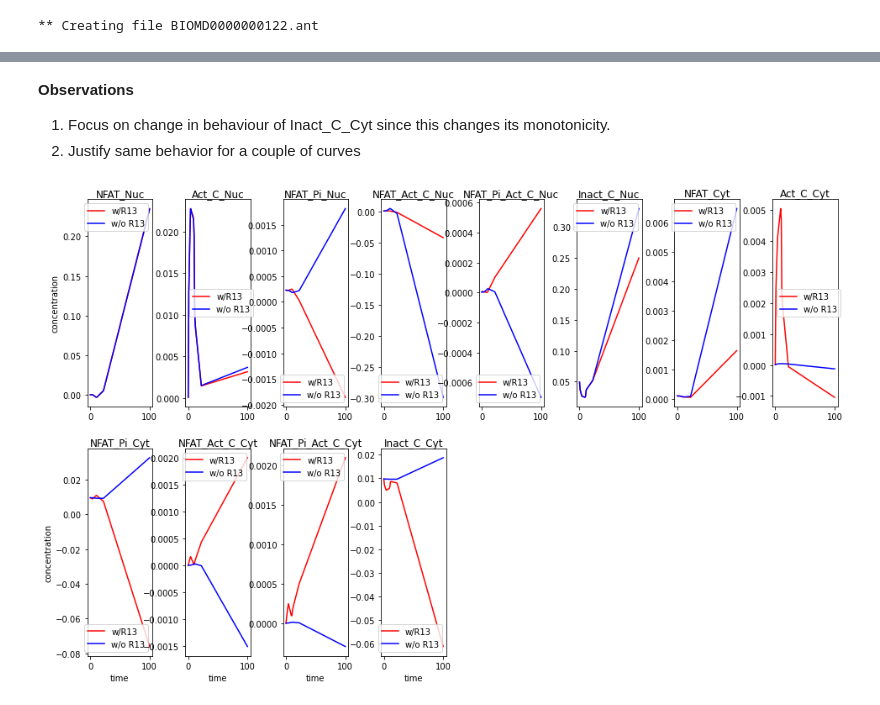
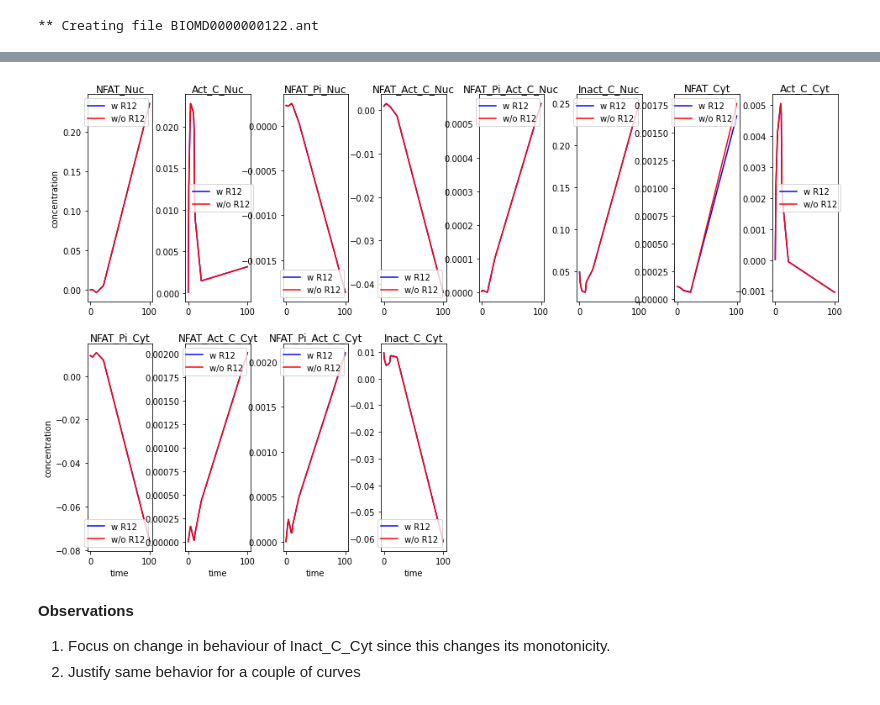
Before and after one commit to sys-bio/SBviper, a Jupyter notebook: notebooks/GlycolysisAndPPP.ipynb, the cells around one changed output, grey strips where cells are left out. Cells and saved outputs as stored; diff of their text form; code cells hidden in the pictures.

```diff
--- a/notebooks/GlycolysisAndPPP.ipynb
+++ b/notebooks/GlycolysisAndPPP.ipynb
@@ -131,9 +120,10 @@ datap_ts = simulate(model_num, version=1)
+# %%
+# This version of the model excludes the following reaction:
+#  R12
+evalVersion(122,2, legend=["w R12", "w/o R12"])
+# %% [output]
+[figure, added]
 # %% [markdown]
 **Observations**
 1. Focus on change in behaviour of Inact_C_Cyt since this changes its monotonicity.
 1. Justify same behavior for a couple of curves
-# %%
-plotter = TimeseriesPlotter()
-plotter.plotTimeSingle(data_ts, timeseries2=datap_ts, legend=["w/R13", "w/o R13"], numCol=8, color=["r", "b"], figsize=(16, 10))
-# %% [output]
-[figure, removed]
```
Also changed, not shown: parts of 14 cells of this notebook, 1 other file.
